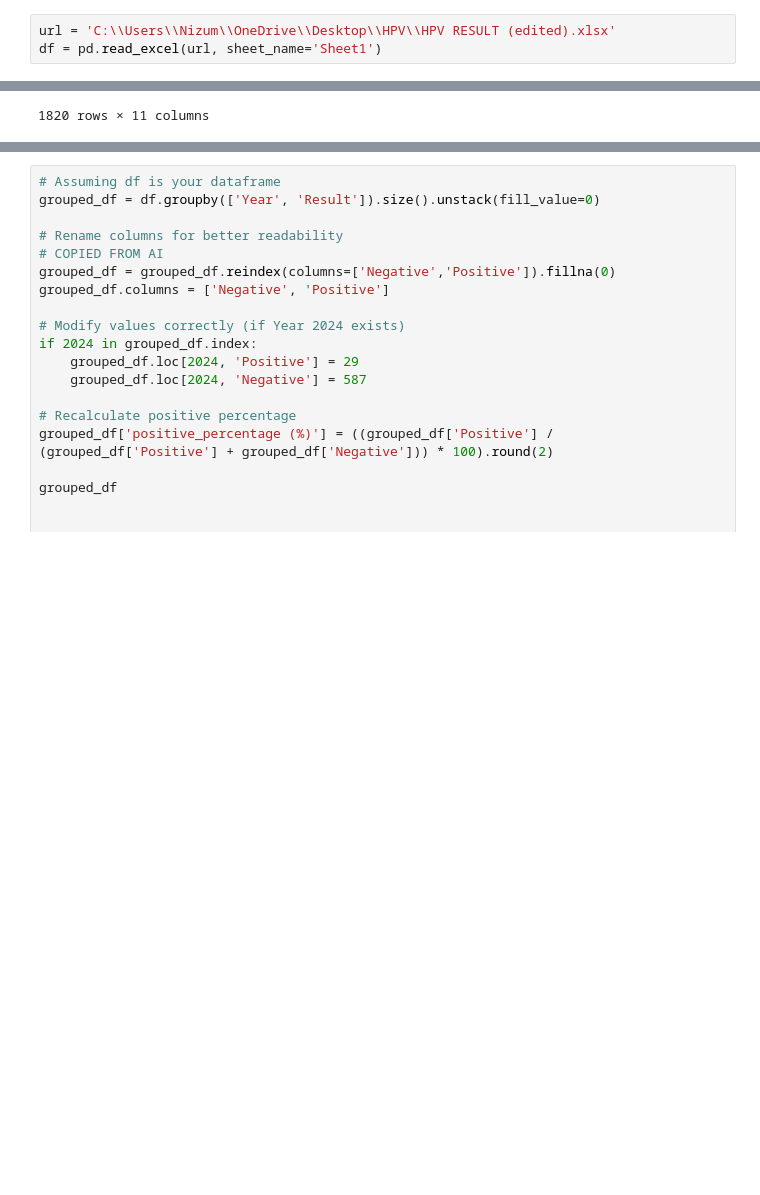
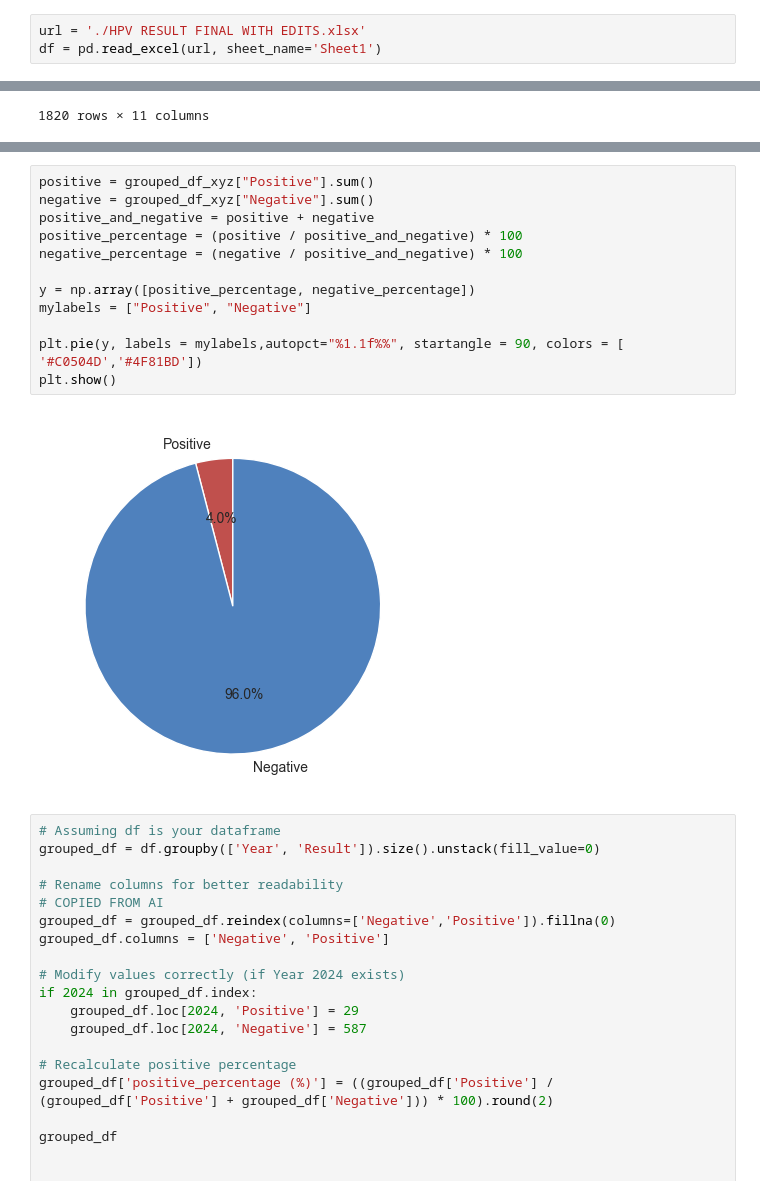
Before and after one commit to morshedrafi9/hpv_research_visualisation-01, a Jupyter notebook: HPV_research PRESENTATION (FINAL CODE).ipynb, the cells around one changed output, grey strips where cells are left out. Saved outputs shown, nothing was run; the diff lists cells and outputs as text; blank space fills up the shorter version.

Commit message:
Created pie chart using negative and positive percentages

```diff
--- a/HPV_research PRESENTATION (FINAL CODE).ipynb
+++ b/HPV_research PRESENTATION (FINAL CODE).ipynb
@@ -27,7 +29,7 @@ import seaborn as sns
 sns.set_style("whitegrid")
 import re
 # %%
-url = 'C:\\Users\\Nizum\\OneDrive\\Desktop\\HPV\\HPV RESULT (edited).xlsx'
+url = './HPV RESULT FINAL WITH EDITS.xlsx'
 df = pd.read_excel(url, sheet_name='Sheet1')
 # %%
 df
@@ -66,3 +84,17 @@ See the caveats in the documentation: https://pandas.pydata.org/pandas-docs/stab
+# %%
+positive = grouped_df_xyz["Positive"].sum()
+negative = grouped_df_xyz["Negative"].sum()
+positive_and_negative = positive + negative
+positive_percentage = (positive / positive_and_negative) * 100
+negative_percentage = (negative / positive_and_negative) * 100
+
+y = np.array([positive_percentage, negative_percentage])
+mylabels = ["Positive", "Negative"]
+
+plt.pie(y, labels = mylabels,autopct="%1.1f%%", startangle = 90, colors = [ '#C0504D','#4F81BD'])
+plt.show()
+# %% [output]
+[figure, added]
 # %%
 # Assuming df is your dataframe
 grouped_df = df.groupby(['Year', 'Result']).size().unstack(fill_value=0)
```
Also changed, not shown: parts of 2 cells of this notebook.
